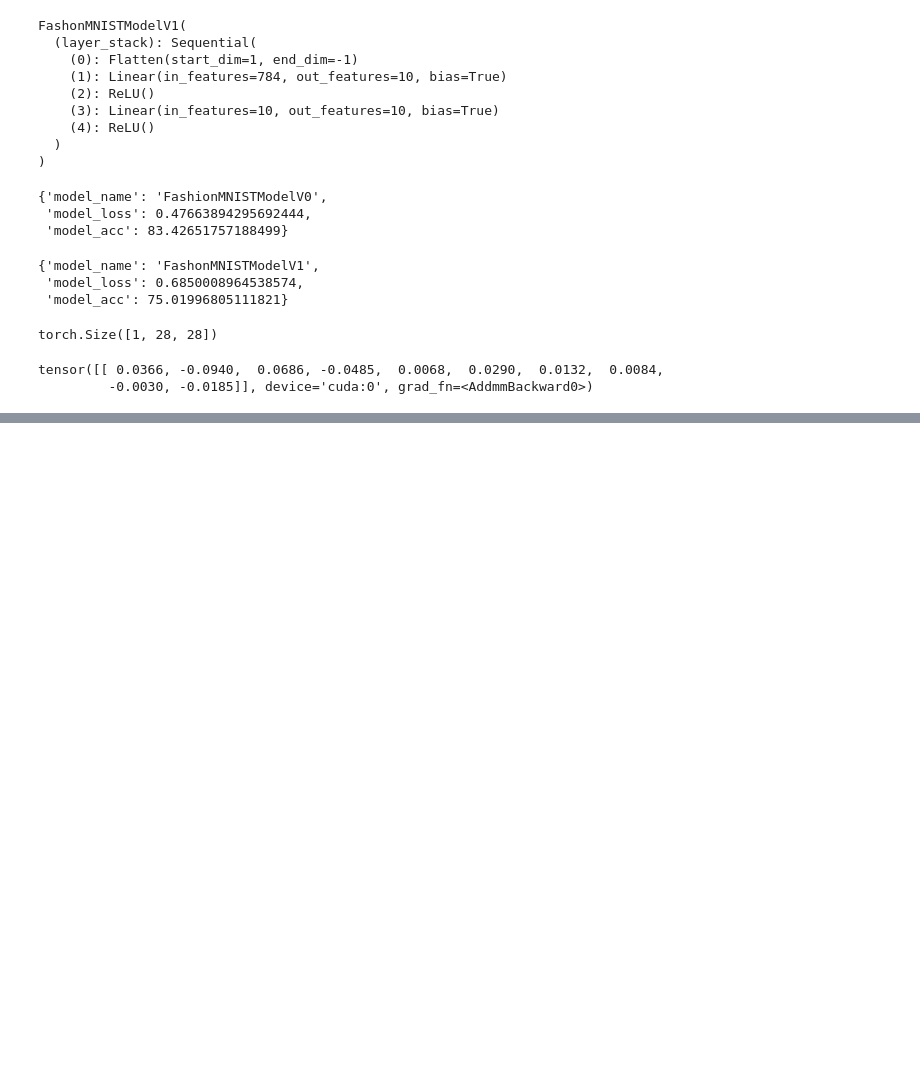
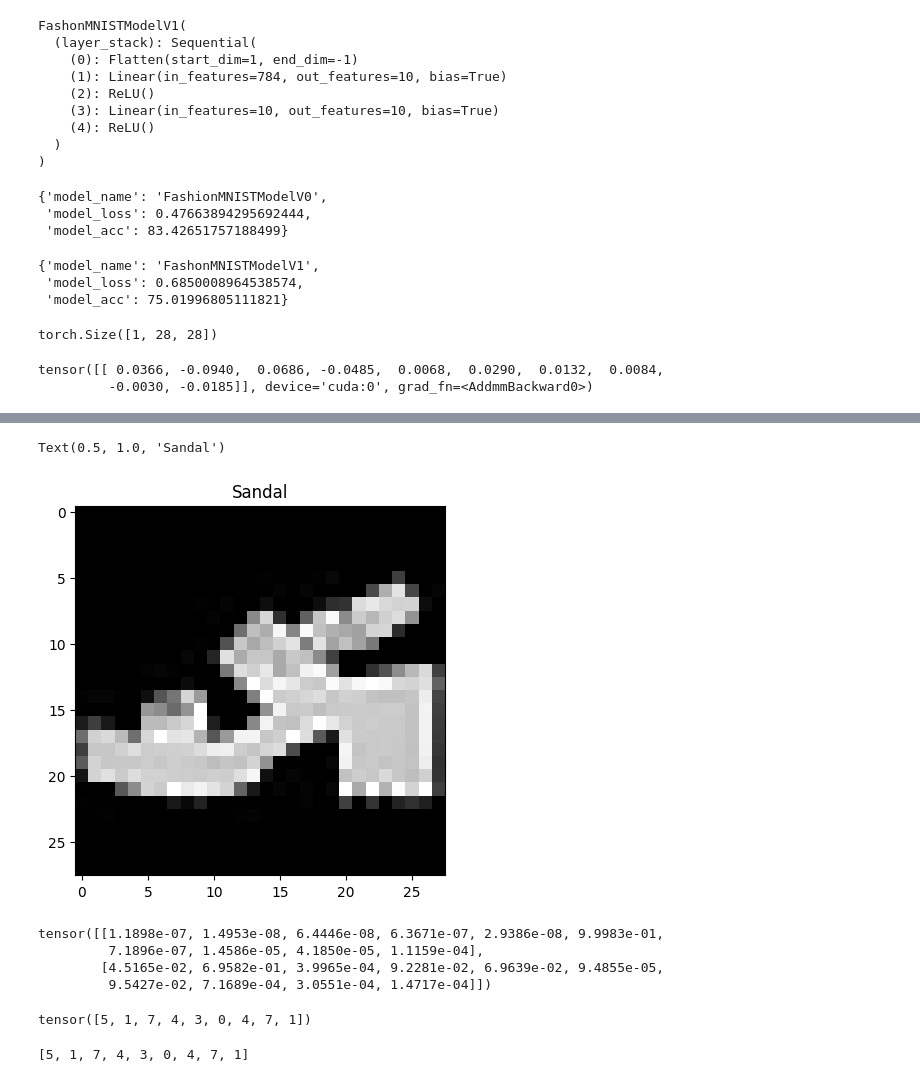
Before and after one commit to Alton01/FashionMNIST_computer_vision_pytorch, a Jupyter notebook: computer_vision_pytorch.ipynb, the cells around one changed output, grey strips where cells are left out. Drawn from its saved outputs; the diff is of its cells as text; code cells hidden in the pictures; blank space fills up the shorter version.

```diff
--- a/computer_vision_pytorch.ipynb
+++ b/computer_vision_pytorch.ipynb
@@ -646,0 +680,30 @@ compare_results
+# %%
+plt.imshow(test_samples[0].squeeze(), cmap="gray")
+plt.title(class_names[test_labels[0]])
+# %% [output]
+Text(0.5, 1.0, 'Sandal')
+[figure, added]
+# %%
+# Make Predictions
+
+pred_probs = make_predictions(model=model_2,
+                              data=test_samples)
+
+# View first two prediction probabilities
+pred_probs[:2]
+# %% [output]
+tensor([[1.1898e-07, 1.4953e-08, 6.4446e-08, 6.3671e-07, 2.9386e-08, 9.9983e-01,
+         7.1896e-07, 1.4586e-05, 4.1850e-05, 1.1159e-04],
+        [4.5165e-02, 6.9582e-01, 3.9965e-04, 9.2281e-02, 6.9639e-02, 9.4855e-05,
+         9.5427e-02, 7.1689e-04, 3.0551e-04, 1.4717e-04]])
+# %%
+# convert prediction probabilities to labels
+
+pred_classes = pred_probs.argmax(dim=1)
+pred_classes
+# %% [output]
+tensor([5, 1, 7, 4, 3, 0, 4, 7, 1])
+# %%
+test_labels
+# %% [output]
+[5, 1, 7, 4, 3, 0, 4, 7, 1]
```
Also changed, not shown: parts of 14 cells of this notebook.
